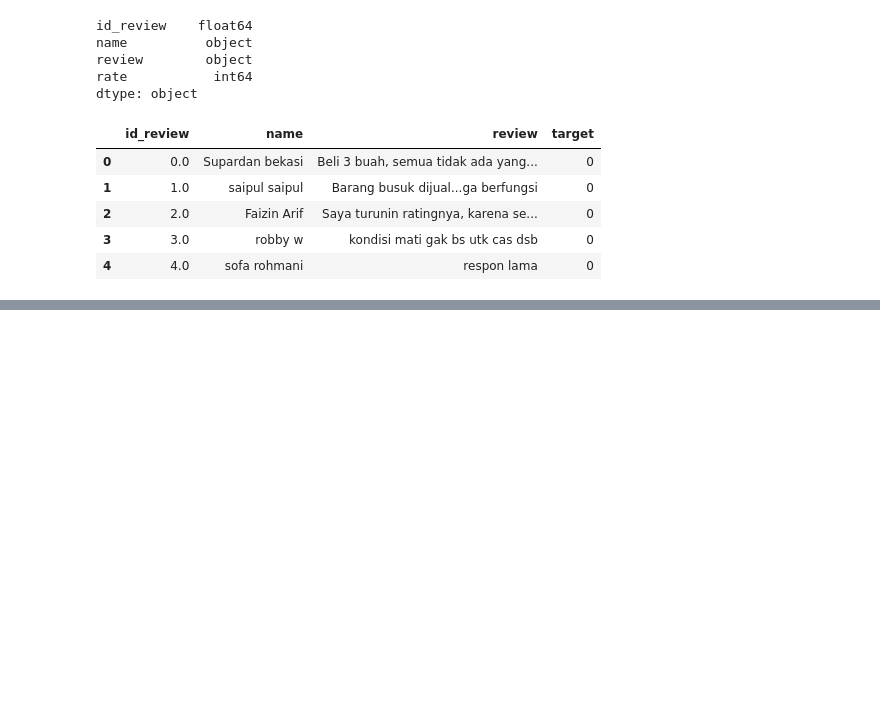
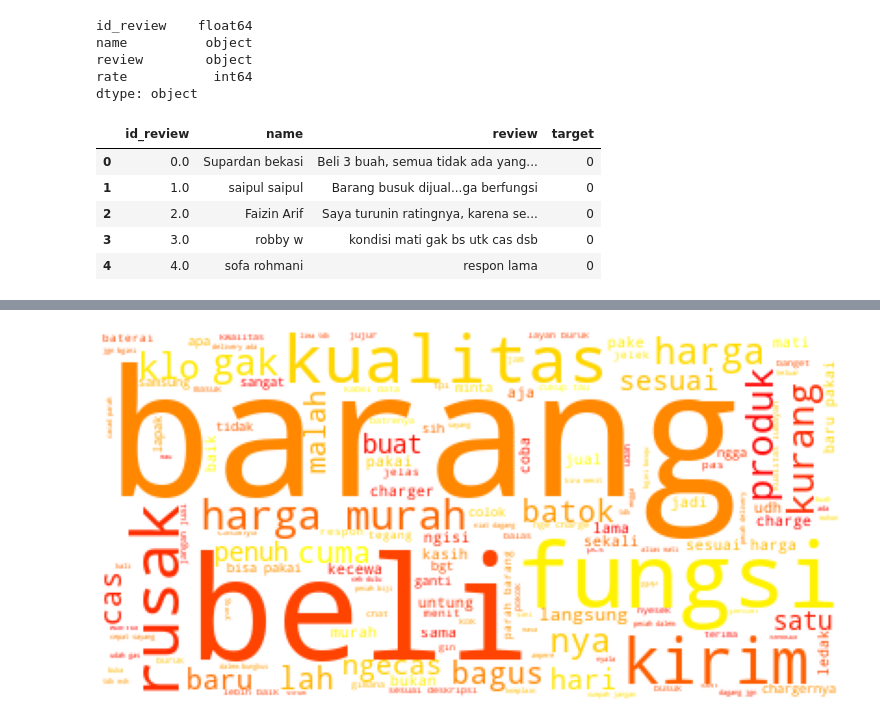
Before and after one commit to anisaiue/Data-Product_Final-Task-Bootcamp-QTI, a Jupyter notebook: Sentimen Analysis.ipynb, the cells around one changed output, grey strips where cells are left out. Saved outputs shown, nothing was run; the diff lists cells and outputs as text; code cells hidden in the pictures; blank space fills up the shorter version.

```diff
--- a/Sentimen Analysis.ipynb
+++ b/Sentimen Analysis.ipynb
@@ -54,0 +157,6 @@ df.head()
+# %%
+teks_negatif = ' '.join(word for word in negatif['review'])
+wordcloud = WordCloud(random_state=100, background_color='white', colormap='autumn').generate(teks_negatif)
+plot_cloud(wordcloud)
+# %% [output]
+[figure, added]
```
Also changed, not shown: parts of 13 cells of this notebook.
